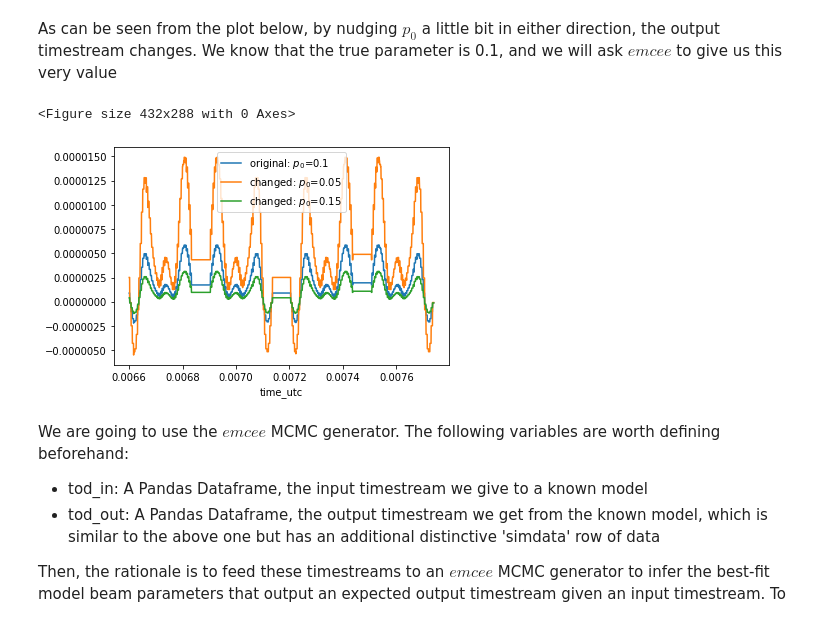
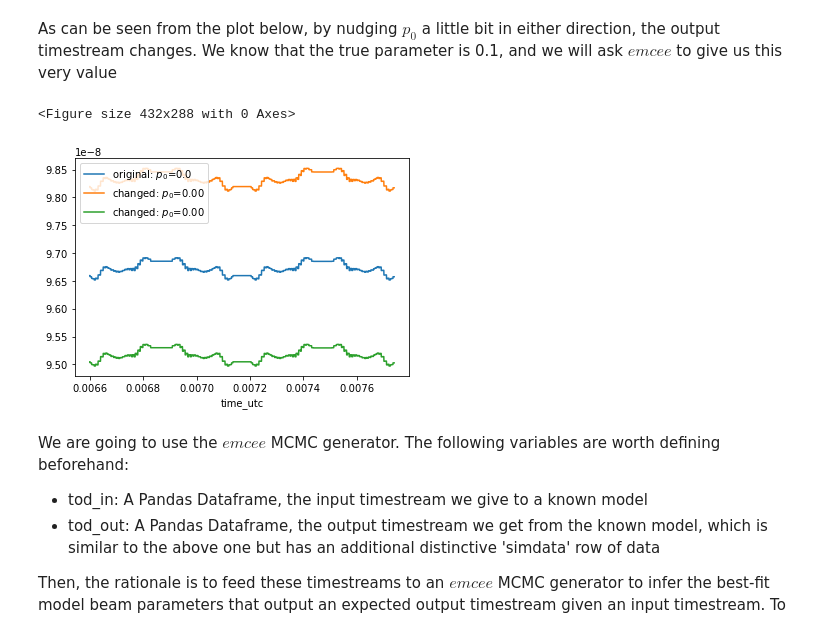
Before and after one commit to phys201/extended-beam-modeling, a Jupyter notebook: tutorial_notebook.ipynb, the cells around one changed output. Cells and saved outputs as stored; diff of their text form; code cells hidden in the pictures.

```diff
--- a/tutorial_notebook.ipynb
+++ b/tutorial_notebook.ipynb
@@ -107,7 +107,7 @@ At the end we have a full simulated timestream which is the exact same size as t
 
 One part of `gen_model` is creating the template for the sky and ground.  Let's load and plot a real map of the CMB.
 # %%
-nside = 128
+nside = 64
 cmbmap = gm.make_cmb_map(modelconf["cmbFile"], nside_out=nside)
 hp.mollview(cmbmap[0,:],norm="hist")
 # %% [output]
@@ -151,7 +151,7 @@ GenModelMap(cmb_file=modelconf["cmbFile"],
 
 This line below will initialize everything.  It will load the CMB maps, create a default ground tempalte, and a default beam model.
 # %%
-model = gm.GenModelMap(nside=nside)
+model = gm.GenModelMap(tod, det_info, nside=nside)
 # %% [output]
 NSIDE = 512
 ORDERING = RING in fits file
@@ -197,19 +195,20 @@ We are also going to allow an arbitrary error $\sigma$ for the timestream data t
 As can be seen from the plot below, by nudging $p_0$ a little bit in either direction, the output timestream changes. We know that the true parameter is 0.1, and we will ask $emcee$ to give us this very value
 # %%
 plt.figure()
-p0 = 0.1
-model.regen_model(extended=[p0,30,0,30,30,1])
-this = model.observe(tod, det_info)
+p0 = 0.001
+this = model.observe(extended=[p0,30,0,30,30,1])
 ax = this.plot(x='time_utc',y='simdata', label='original: $p_0$={:.1f}'.format(p0))
-values = [0.05, 0.15]
+#plt.plot(tod_sim["simdata"].values-tod_sim2["simdata"])
+values = [0.0005,0.0015]
+
 for p0 in values:
-    model.regen_model(extended=[p0,30,0,30,30,1])
-    this = model.observe(tod, det_info)
+    this = model.observe(extended=[p0,30,0,30,30,1])
+    #plt.plot(tod_sim["simdata"].values-this["simdata"])
     this.plot(x='time_utc',y='simdata', ax=ax, label='changed: $p_0$={:.2f}'.format(p0))
 plt.show()
 # %% [output]
 <Figure size 432x288 with 0 Axes>
-[figure, old version]
+[figure, new version]
 # %% [markdown]
 We are going to use the $emcee$ MCMC generator. The following variables are worth defining beforehand:
 
```
Also changed, not shown: parts of 15 cells of this notebook, 3 other files.
